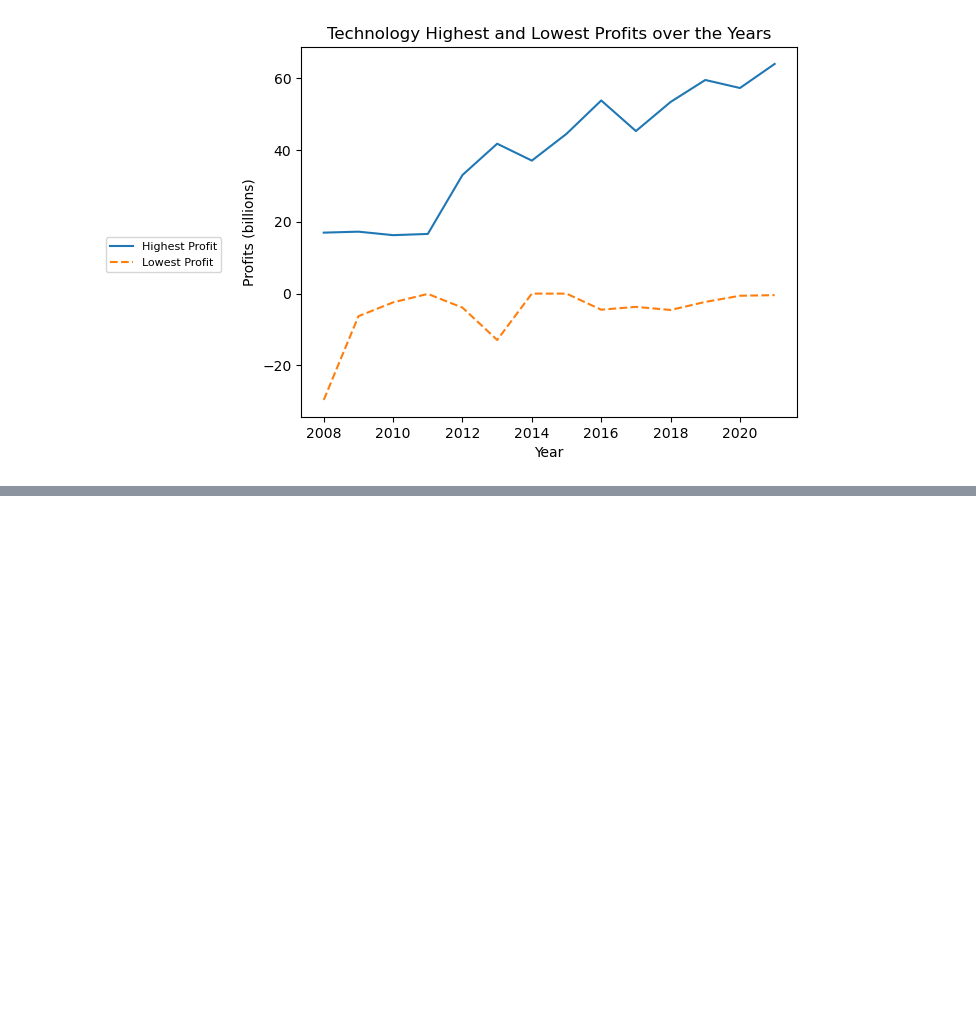
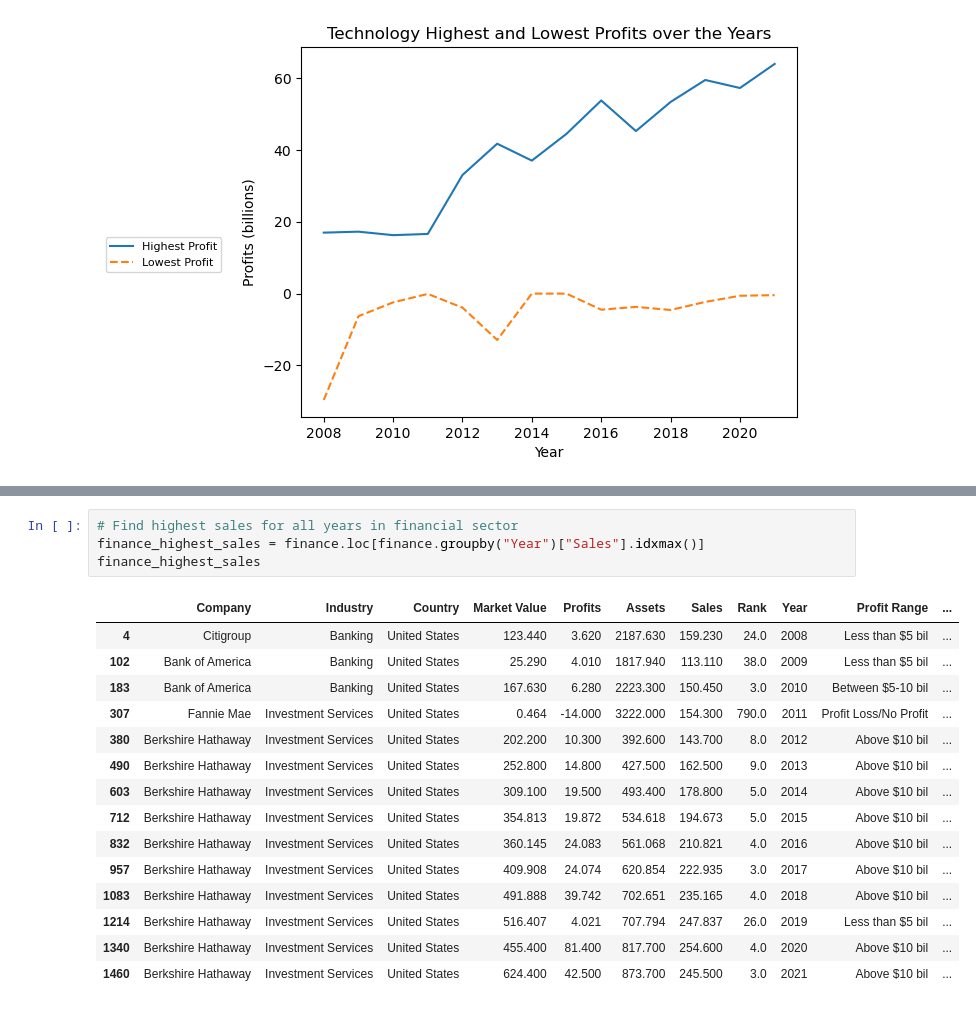
Before and after one commit to Arayavisual/Giant_Losers, a Jupyter notebook: Forbes 2008 - 2021 JL2 from DG9.ipynb, the cells around one changed output, grey strips where cells are left out. Cells and saved outputs as stored; diff of their text form; blank space fills up the shorter version.

```diff
--- a/Forbes 2008 - 2021 JL2 from DG9.ipynb
+++ b/Forbes 2008 - 2021 JL2 from DG9.ipynb
@@ -1047,0 +1162,20 @@ plt.legend(bbox_to_anchor=(-0.15, .5), fontsize=8)
+# %%
+# Find highest sales for all years in financial sector
+finance_highest_sales = finance.loc[finance.groupby("Year")["Sales"].idxmax()]
+finance_highest_sales
+# %% [output]
+|  | Company | Industry | Country | Market Value | Profits | Assets | Sales | Rank | Year | Profit Range | ... |
+| 4 | Citigroup | Banking | United States | 123.440 | 3.620 | 2187.630 | 159.230 | 24.0 | 2008 | Less than $5 bil | ... |
+| 102 | Bank of America | Banking | United States | 25.290 | 4.010 | 1817.940 | 113.110 | 38.0 | 2009 | Less than $5 bil | ... |
+| 183 | Bank of America | Banking | United States | 167.630 | 6.280 | 2223.300 | 150.450 | 3.0 | 2010 | Between $5-10 bil | ... |
+| 307 | Fannie Mae | Investment Services | United States | 0.464 | -14.000 | 3222.000 | 154.300 | 790.0 | 2011 | Profit Loss/No Profit | ... |
+| 380 | Berkshire Hathaway | Investment Services | United States | 202.200 | 10.300 | 392.600 | 143.700 | 8.0 | 2012 | Above $10 bil | ... |
+| 490 | Berkshire Hathaway | Investment Services | United States | 252.800 | 14.800 | 427.500 | 162.500 | 9.0 | 2013 | Above $10 bil | ... |
+| 603 | Berkshire Hathaway | Investment Services | United States | 309.100 | 19.500 | 493.400 | 178.800 | 5.0 | 2014 | Above $10 bil | ... |
+| 712 | Berkshire Hathaway | Investment Services | United States | 354.813 | 19.872 | 534.618 | 194.673 | 5.0 | 2015 | Above $10 bil | ... |
+| 832 | Berkshire Hathaway | Investment Services | United States | 360.145 | 24.083 | 561.068 | 210.821 | 4.0 | 2016 | Above $10 bil | ... |
+| 957 | Berkshire Hathaway | Investment Services | United States | 409.908 | 24.074 | 620.854 | 222.935 | 3.0 | 2017 | Above $10 bil | ... |
+| 1083 | Berkshire Hathaway | Investment Services | United States | 491.888 | 39.742 | 702.651 | 235.165 | 4.0 | 2018 | Above $10 bil | ... |
+| 1214 | Berkshire Hathaway | Investment Services | United States | 516.407 | 4.021 | 707.794 | 247.837 | 26.0 | 2019 | Less than $5 bil | ... |
+| 1340 | Berkshire Hathaway | Investment Services | United States | 455.400 | 81.400 | 817.700 | 254.600 | 4.0 | 2020 | Above $10 bil | ... |
+| 1460 | Berkshire Hathaway | Investment Services | United States | 624.400 | 42.500 | 873.700 | 245.500 | 3.0 | 2021 | Above $10 bil | ... |
```
Also changed, not shown: parts of 14 cells of this notebook.
